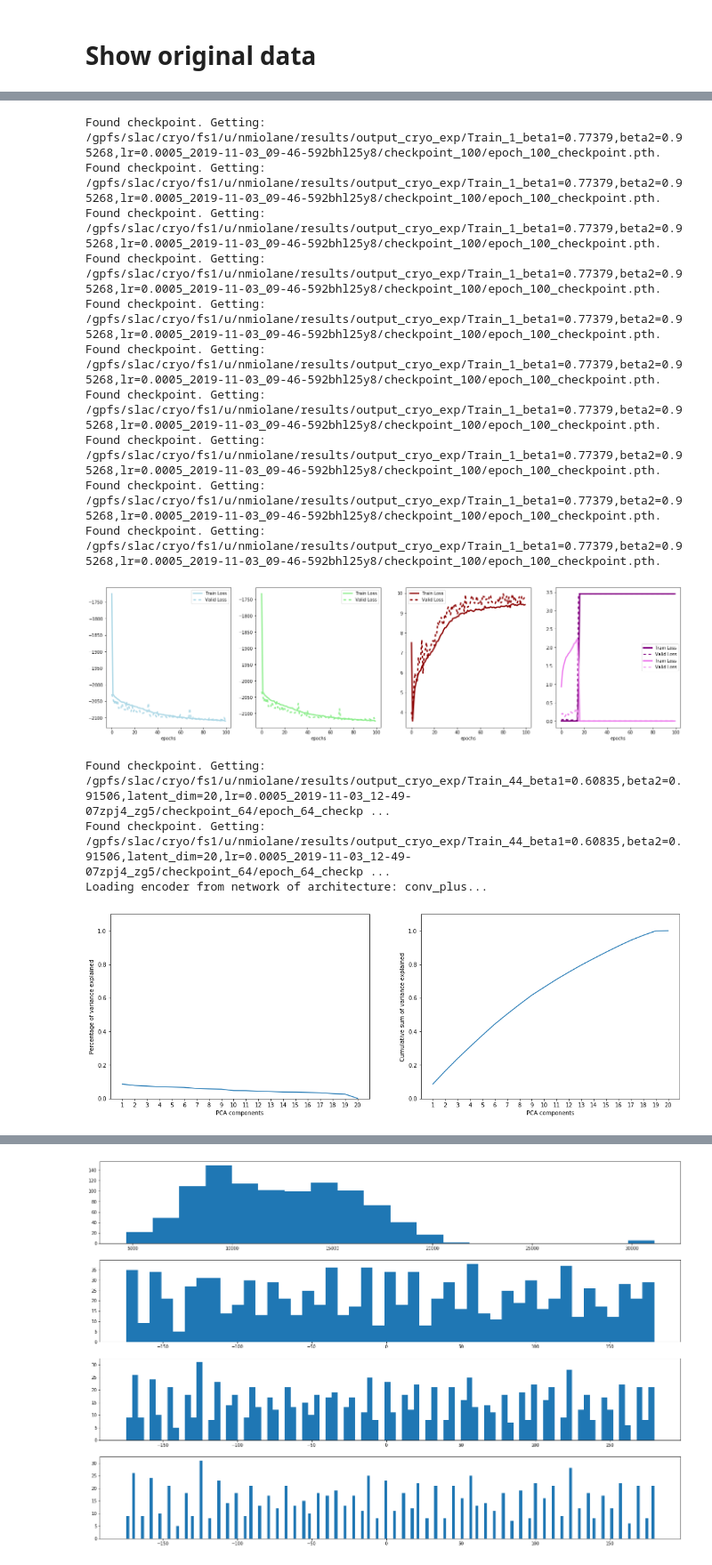
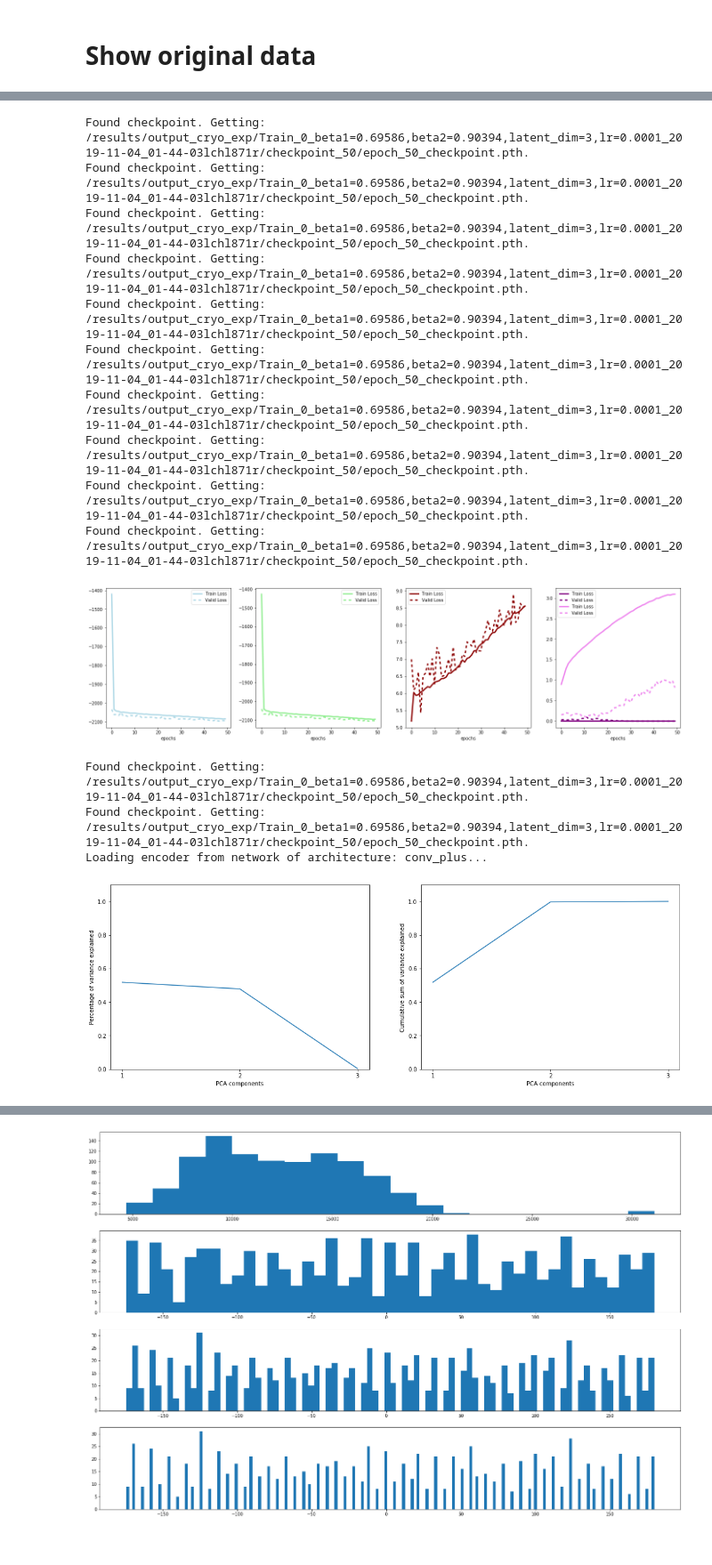
Before and after one commit to battyone/notebooks-1, a Jupyter notebook: inspect_cryo_exp_ray.ipynb, the cells around one changed output, grey strips where cells are left out. Shown at 89% size. Cells and saved outputs as stored; diff of their text form; code cells hidden in the pictures.

```diff
--- a/inspect_cryo_exp_ray.ipynb
+++ b/inspect_cryo_exp_ray.ipynb
@@ -32,7 +38,7 @@ print(sys.path)
 CUDA = torch.cuda.is_available()
 DEVICE = torch.device("cuda" if CUDA else "cpu")
 
-MAIN_DIR = '/gpfs/slac/cryo/fs1/u/nmiolane/results/output_cryo_exp'
+MAIN_DIR = '/results/output_cryo_exp'
 # %%
 analysis_path = os.path.join(MAIN_DIR)
 analysis = Analysis(analysis_path)
@@ -45,5 +51,5 @@ Best logdir is /gpfs/slac/cryo/fs1/u/nmiolane/results/output_cryo_exp/Train_44_b
 # %%
-DATA_DIR = '/gpfs/slac/cryo/fs1/u/nmiolane/data/cryo'
+DATA_DIR = '/data/cryo'
 DATA_TYPE = 'cryo_exp'
 
 IMG_SHAPE = (128, 128)
@@ -95,22 +101,22 @@ Dataset shape: (2000, 1, 128, 128)
 # %%
 vis.plot_losses(OUTPUT)
 # %% [output]
-Found checkpoint. Getting: /gpfs/slac/cryo/fs1/u/nmiolane/results/output_cryo_exp/Train_1_beta1=0.77379,beta2=0.95268,lr=0.0005_2019-11-03_09-46-592bhl25y8/checkpoint_100/epoch_100_checkpoint.pth.
-Found checkpoint. Getting: /gpfs/slac/cryo/fs1/u/nmiolane/results/output_cryo_exp/Train_1_beta1=0.77379,beta2=0.95268,lr=0.0005_2019-11-03_09-46-592bhl25y8/checkpoint_100/epoch_100_checkpoint.pth.
-Found checkpoint. Getting: /gpfs/slac/cryo/fs1/u/nmiolane/results/output_cryo_exp/Train_1_beta1=0.77379,beta2=0.95268,lr=0.0005_2019-11-03_09-46-592bhl25y8/checkpoint_100/epoch_100_checkpoint.pth.
-Found checkpoint. Getting: /gpfs/slac/cryo/fs1/u/nmiolane/results/output_cryo_exp/Train_1_beta1=0.77379,beta2=0.95268,lr=0.0005_2019-11-03_09-46-592bhl25y8/checkpoint_100/epoch_100_checkpoint.pth.
-Found checkpoint. Getting: /gpfs/slac/cryo/fs1/u/nmiolane/results/output_cryo_exp/Train_1_beta1=0.77379,beta2=0.95268,lr=0.0005_2019-11-03_09-46-592bhl25y8/checkpoint_100/epoch_100_checkpoint.pth.
-Found checkpoint. Getting: /gpfs/slac/cryo/fs1/u/nmiolane/results/output_cryo_exp/Train_1_beta1=0.77379,beta2=0.95268,lr=0.0005_2019-11-03_09-46-592bhl25y8/checkpoint_100/epoch_100_checkpoint.pth.
-Found checkpoint. Getting: /gpfs/slac/cryo/fs1/u/nmiolane/results/output_cryo_exp/Train_1_beta1=0.77379,beta2=0.95268,lr=0.0005_2019-11-03_09-46-592bhl25y8/checkpoint_100/epoch_100_checkpoint.pth.
-Found checkpoint. Getting: /gpfs/slac/cryo/fs1/u/nmiolane/results/output_cryo_exp/Train_1_beta1=0.77379,beta2=0.95268,lr=0.0005_2019-11-03_09-46-592bhl25y8/checkpoint_100/epoch_100_checkpoint.pth.
-Found checkpoint. Getting: /gpfs/slac/cryo/fs1/u/nmiolane/results/output_cryo_exp/Train_1_beta1=0.77379,beta2=0.95268,lr=0.0005_2019-11-03_09-46-592bhl25y8/checkpoint_100/epoch_100_checkpoint.pth.
-Found checkpoint. Getting: /gpfs/slac/cryo/fs1/u/nmiolane/results/output_cryo_exp/Train_1_beta1=0.77379,beta2=0.95268,lr=0.0005_2019-11-03_09-46-592bhl25y8/checkpoint_100/epoch_100_checkpoint.pth.
+Found checkpoint. Getting: /results/output_cryo_exp/Train_0_beta1=0.69586,beta2=0.90394,latent_dim=3,lr=0.0001_2019-11-04_01-44-03lchl871r/checkpoint_50/epoch_50_checkpoint.pth.
+Found checkpoint. Getting: /results/output_cryo_exp/Train_0_beta1=0.69586,beta2=0.90394,latent_dim=3,lr=0.0001_2019-11-04_01-44-03lchl871r/checkpoint_50/epoch_50_checkpoint.pth.
+Found checkpoint. Getting: /results/output_cryo_exp/Train_0_beta1=0.69586,beta2=0.90394,latent_dim=3,lr=0.0001_2019-11-04_01-44-03lchl871r/checkpoint_50/epoch_50_checkpoint.pth.
+Found checkpoint. Getting: /results/output_cryo_exp/Train_0_beta1=0.69586,beta2=0.90394,latent_dim=3,lr=0.0001_2019-11-04_01-44-03lchl871r/checkpoint_50/epoch_50_checkpoint.pth.
+Found checkpoint. Getting: /results/output_cryo_exp/Train_0_beta1=0.69586,beta2=0.90394,latent_dim=3,lr=0.0001_2019-11-04_01-44-03lchl871r/checkpoint_50/epoch_50_checkpoint.pth.
+Found checkpoint. Getting: /results/output_cryo_exp/Train_0_beta1=0.69586,beta2=0.90394,latent_dim=3,lr=0.0001_2019-11-04_01-44-03lchl871r/checkpoint_50/epoch_50_checkpoint.pth.
+Found checkpoint. Getting: /results/output_cryo_exp/Train_0_beta1=0.69586,beta2=0.90394,latent_dim=3,lr=0.0001_2019-11-04_01-44-03lchl871r/checkpoint_50/epoch_50_checkpoint.pth.
+Found checkpoint. Getting: /results/output_cryo_exp/Train_0_beta1=0.69586,beta2=0.90394,latent_dim=3,lr=0.0001_2019-11-04_01-44-03lchl871r/checkpoint_50/epoch_50_checkpoint.pth.
+Found checkpoint. Getting: /results/output_cryo_exp/Train_0_beta1=0.69586,beta2=0.90394,latent_dim=3,lr=0.0001_2019-11-04_01-44-03lchl871r/checkpoint_50/epoch_50_checkpoint.pth.
+Found checkpoint. Getting: /results/output_cryo_exp/Train_0_beta1=0.69586,beta2=0.90394,latent_dim=3,lr=0.0001_2019-11-04_01-44-03lchl871r/checkpoint_50/epoch_50_checkpoint.pth.
-[figure, old version]
+[figure, new version]
 # %%
-ax = vis.plot_variance_explained(OUTPUT, SUB_DATASET_PATH)
+ax = vis.plot_variance_explained(OUTPUT, DATASET_PATH)
 # %% [output]
-Found checkpoint. Getting: /gpfs/slac/cryo/fs1/u/nmiolane/results/output_cryo_exp/Train_44_beta1=0.60835,beta2=0.91506,latent_dim=20,lr=0.0005_2019-11-03_12-49-07zpj4_zg5/checkpoint_64/epoch_64_checkp ...
-Found checkpoint. Getting: /gpfs/slac/cryo/fs1/u/nmiolane/results/output_cryo_exp/Train_44_beta1=0.60835,beta2=0.91506,latent_dim=20,lr=0.0005_2019-11-03_12-49-07zpj4_zg5/checkpoint_64/epoch_64_checkp ...
+Found checkpoint. Getting: /results/output_cryo_exp/Train_0_beta1=0.69586,beta2=0.90394,latent_dim=3,lr=0.0001_2019-11-04_01-44-03lchl871r/checkpoint_50/epoch_50_checkpoint.pth.
+Found checkpoint. Getting: /results/output_cryo_exp/Train_0_beta1=0.69586,beta2=0.90394,latent_dim=3,lr=0.0001_2019-11-04_01-44-03lchl871r/checkpoint_50/epoch_50_checkpoint.pth.
 Loading encoder from network of architecture: conv_plus...
-[figure, old version]
+[figure, new version]
 # %%
```
Also changed, not shown: parts of 7 cells of this notebook.
